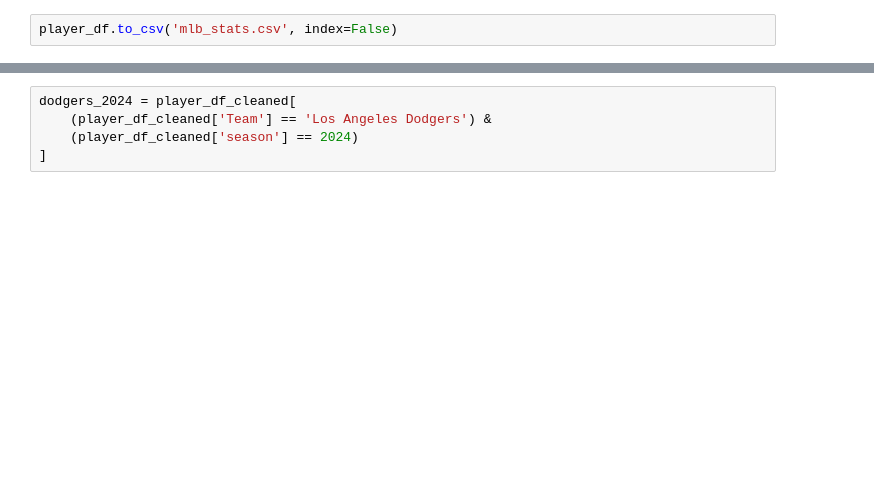
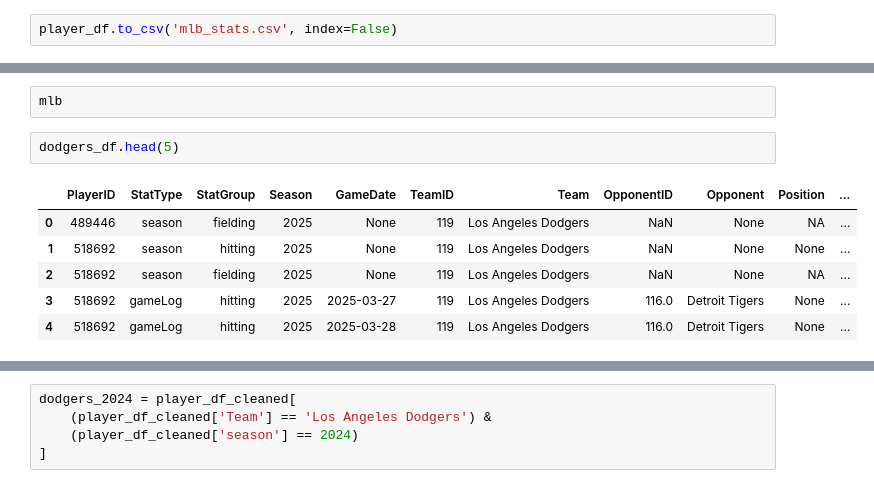
Before and after one commit to laniel123/MLB_Injury_Report, a Jupyter notebook: mlb/notebooks/Mlb_player_db.ipynb, the cells around one changed output, grey strips where cells are left out. Saved outputs shown, nothing was run; the diff lists cells and outputs as text; blank space fills up the shorter version.

```diff
--- a/mlb/notebooks/Mlb_player_db.ipynb
+++ b/mlb/notebooks/Mlb_player_db.ipynb
@@ -321 +373,12 @@ dodgers_df.head(10)
+# %%
+mlb
+# %%
+dodgers_df.head(5)
+# %% [output]
+|  | PlayerID | StatType | StatGroup | Season | GameDate | TeamID | Team | OpponentID | Opponent | Position | ... |
+| 0 | 489446 | season | fielding | 2025 | None | 119 | Los Angeles Dodgers | NaN | None | NA | ... |
+| 1 | 518692 | season | hitting | 2025 | None | 119 | Los Angeles Dodgers | NaN | None | None | ... |
+| 2 | 518692 | season | fielding | 2025 | None | 119 | Los Angeles Dodgers | NaN | None | NA | ... |
+| 3 | 518692 | gameLog | hitting | 2025 | 2025-03-27 | 119 | Los Angeles Dodgers | 116.0 | Detroit Tigers | None | ... |
+| 4 | 518692 | gameLog | hitting | 2025 | 2025-03-28 | 119 | Los Angeles Dodgers | 116.0 | Detroit Tigers | None | ... |
 # %%
```
Also changed, not shown: parts of 10 cells of this notebook, 8 other files.
